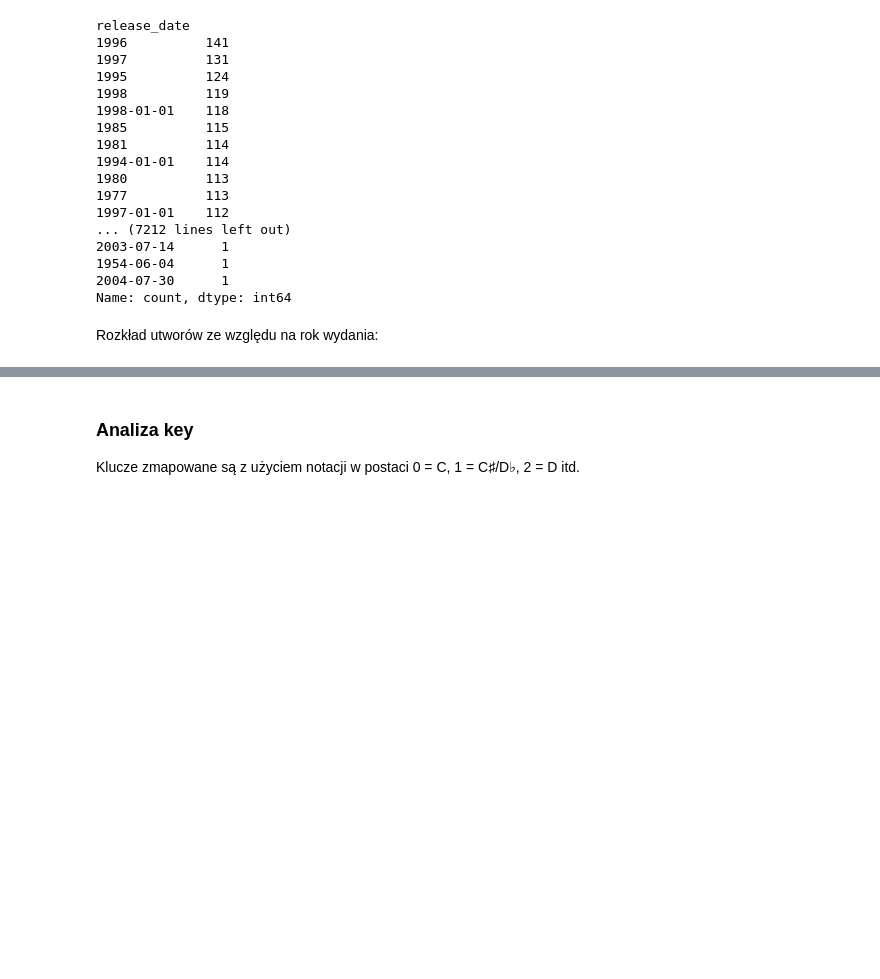
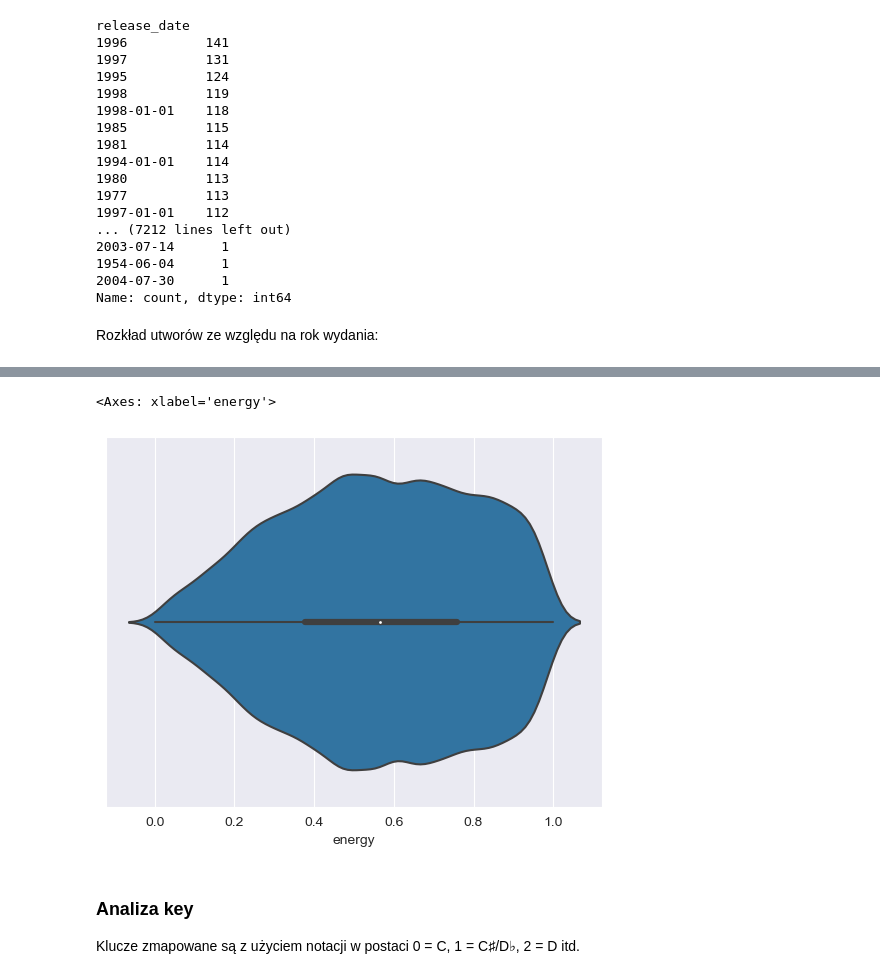
Before and after one commit to BartlomiejRasztabiga/IUM, a Jupyter notebook: notebooks/data_analysis.ipynb, the cells around one changed output, grey strips where cells are left out. Drawn from its saved outputs; the diff is of its cells as text; code cells hidden in the pictures; blank space fills up the shorter version.

```diff
--- a/notebooks/data_analysis.ipynb
+++ b/notebooks/data_analysis.ipynb
@@ -404,3 +430,8 @@ TODO
+# %%
+sbn.violinplot(tracks_data_frame, x="energy")
+# %% [output]
+<Axes: xlabel='energy'>
+[figure, added]
 # %% [markdown]
 ### Analiza key
 Klucze zmapowane są z użyciem notacji w postaci 0 = C, 1 = C♯/D♭, 2 = D itd.
```
Also changed, not shown: parts of 21 cells of this notebook, 3 other files.
